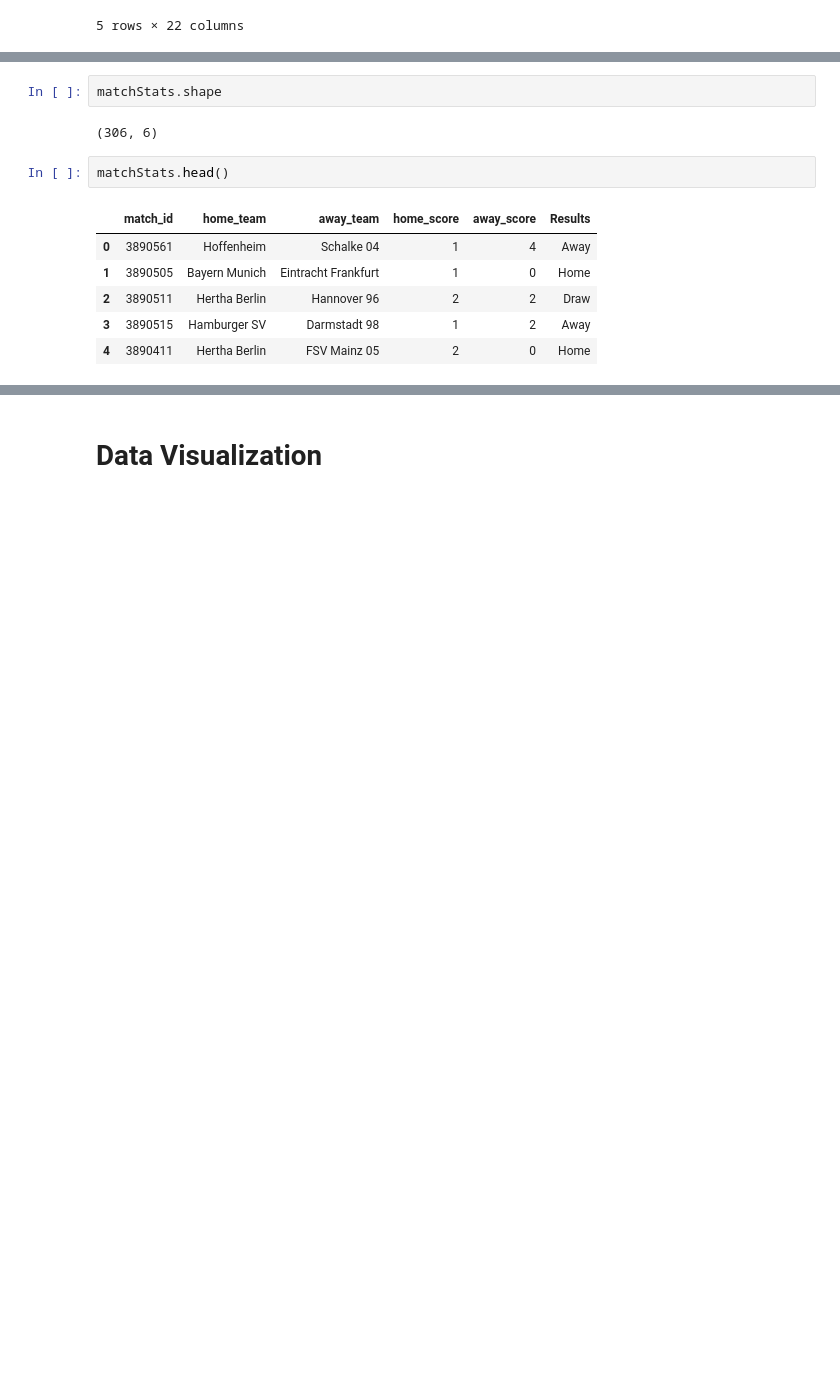
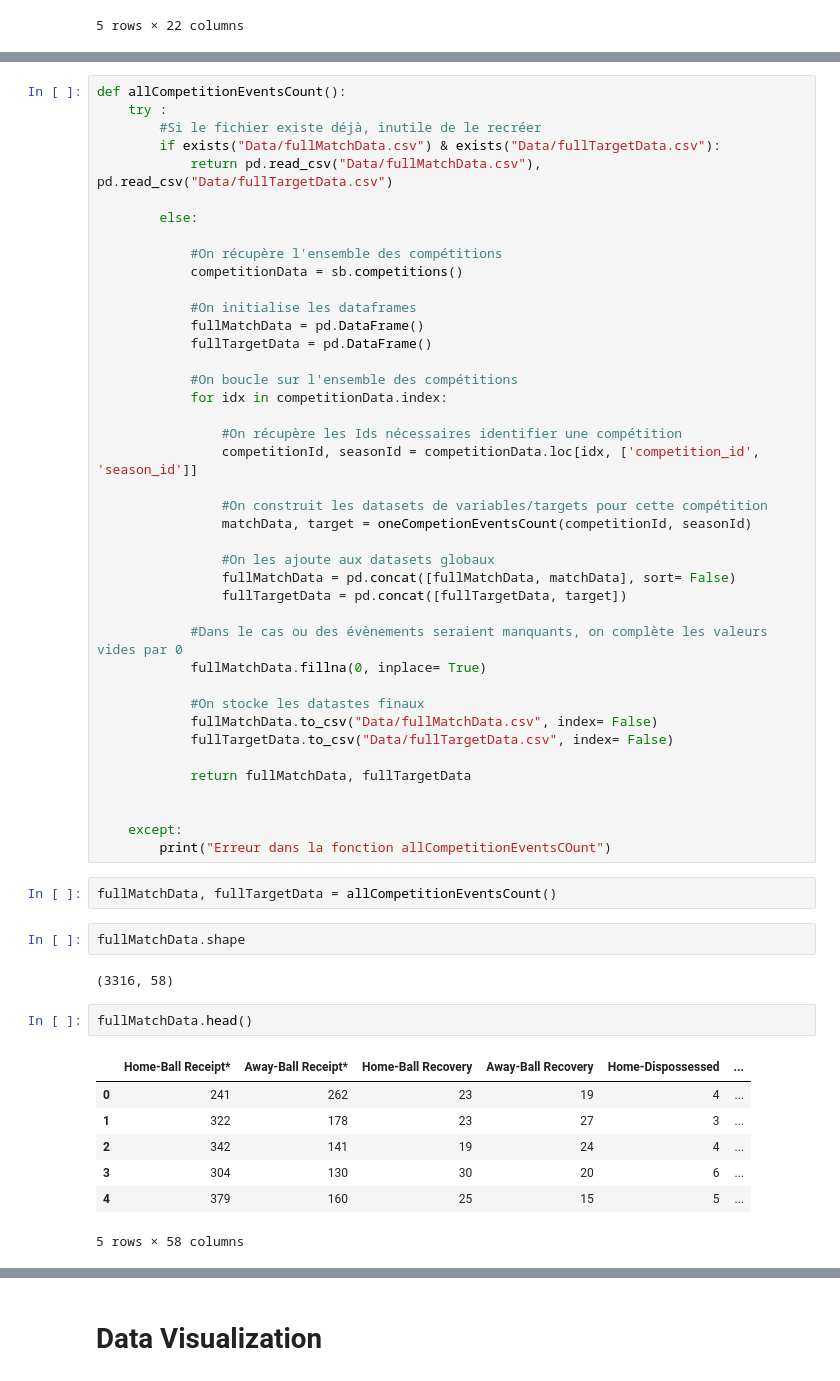
Before and after one commit to JorisCaudard/Algorithme-ML-Football-Match-results-Predictions-, a Jupyter notebook: matchResultPrediction.ipynb, the cells around one changed output, grey strips where cells are left out. Cells and saved outputs as stored; diff of their text form; blank space fills up the shorter version.

```diff
--- a/matchResultPrediction.ipynb
+++ b/matchResultPrediction.ipynb
@@ -92,13 +210,57 @@ matchStats['Results'] = matchStats.apply(result, axis = 1)
+# %%
+def allCompetitionEventsCount():
+    try :
+        #Si le fichier existe déjà, inutile de le recréer
+        if exists("Data/fullMatchData.csv") & exists("Data/fullTargetData.csv"):
+            return pd.read_csv("Data/fullMatchData.csv"), pd.read_csv("Data/fullTargetData.csv")
+
+        else:
+
+            #On récupère l'ensemble des compétitions
+            competitionData = sb.competitions()
+
+            #On initialise les dataframes
+            fullMatchData = pd.DataFrame()
+            fullTargetData = pd.DataFrame()
+
+            #On boucle sur l'ensemble des compétitions
+            for idx in competitionData.index:
+
+                #On récupère les Ids nécessaires identifier une compétition
+                competitionId, seasonId = competitionData.loc[idx, ['competition_id', 'season_id']]
+
+                #On construit les datasets de variables/targets pour cette compétition
+                matchData, target = oneCompetionEventsCount(competitionId, seasonId)
+
+                #On les ajoute aux datasets globaux
+                fullMatchData = pd.concat([fullMatchData, matchData], sort= False)
+                fullTargetData = pd.concat([fullTargetData, target])
+
+            #Dans le cas ou des évènements seraient manquants, on complète les valeurs vides par 0
+            fullMatchData.fillna(0, inplace= True)
+
+            #On stocke les datastes finaux
+            fullMatchData.to_csv("Data/fullMatchData.csv", index= False)
+            fullTargetData.to_csv("Data/fullTargetData.csv", index= False)
+
+            return fullMatchData, fullTargetData
+
+
+    except:
+        print("Erreur dans la fonction allCompetitionEventsCOunt")
+# %%
+fullMatchData, fullTargetData = allCompetitionEventsCount()
 # %%
-matchStats.shape
+fullMatchData.shape
 # %% [output]
-(306, 6)
+(3316, 58)
 # %%
-matchStats.head()
+fullMatchData.head()
 # %% [output]
-|  | match_id | home_team | away_team | home_score | away_score | Results |
-| 0 | 3890561 | Hoffenheim | Schalke 04 | 1 | 4 | Away |
-| 1 | 3890505 | Bayern Munich | Eintracht Frankfurt | 1 | 0 | Home |
-| 2 | 3890511 | Hertha Berlin | Hannover 96 | 2 | 2 | Draw |
-| 3 | 3890515 | Hamburger SV | Darmstadt 98 | 1 | 2 | Away |
-| 4 | 3890411 | Hertha Berlin | FSV Mainz 05 | 2 | 0 | Home |
+|  | Home-Ball Receipt* | Away-Ball Receipt* | Home-Ball Recovery | Away-Ball Recovery | Home-Dispossessed | ... |
+| 0 | 241 | 262 | 23 | 19 | 4 | ... |
+| 1 | 322 | 178 | 23 | 27 | 3 | ... |
+| 2 | 342 | 141 | 19 | 24 | 4 | ... |
+| 3 | 304 | 130 | 30 | 20 | 6 | ... |
+| 4 | 379 | 160 | 25 | 15 | 5 | ... |
+5 rows × 58 columns
```
Also changed, not shown: parts of 55 cells of this notebook, 3 other files.
